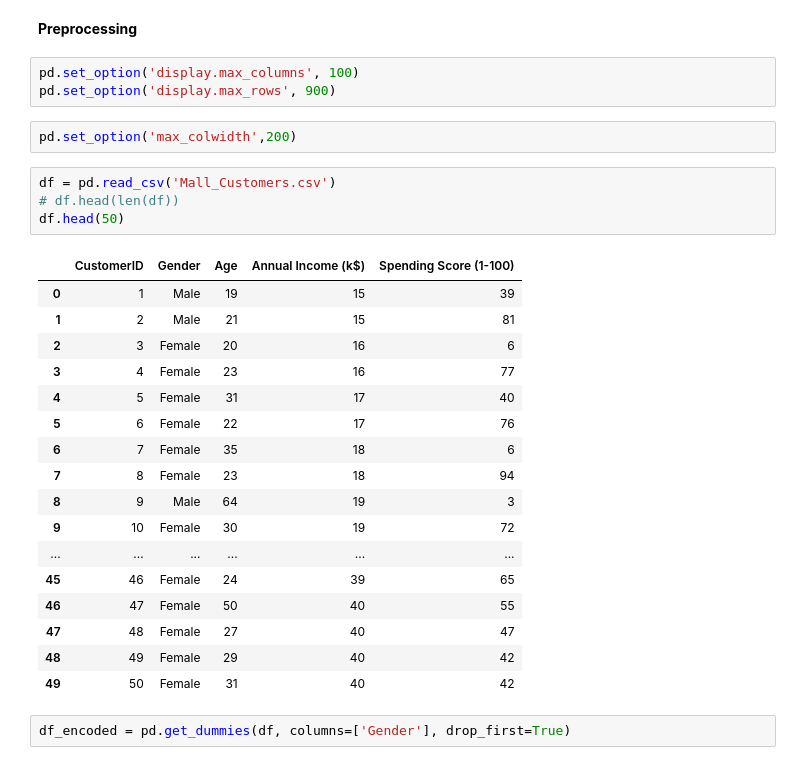
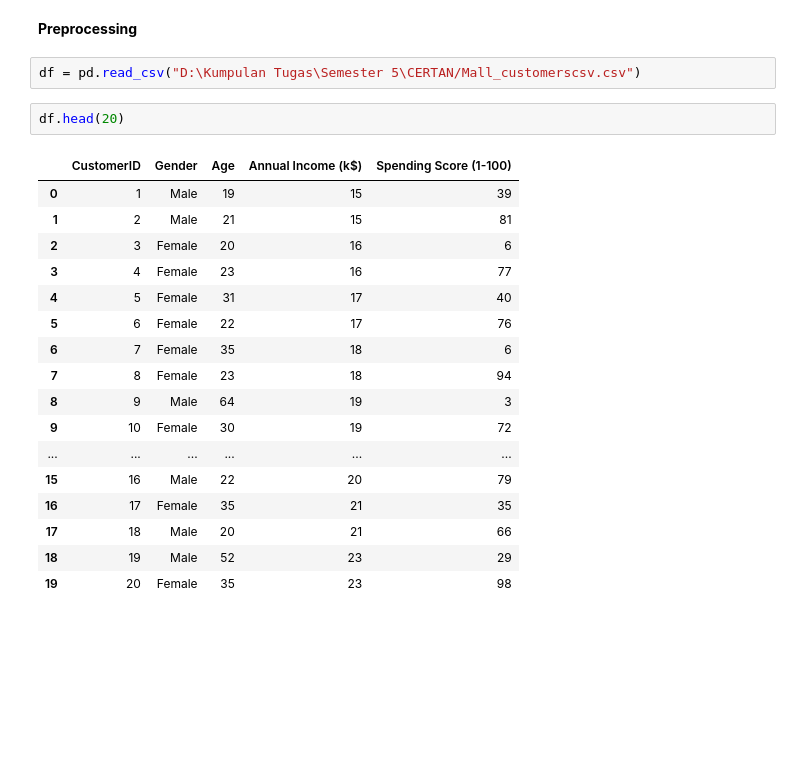
Before and after one commit to Estomihi100103/Clusterisasi-using-Mall-Custumer-Segmentation-Data, a Jupyter notebook: clustering_customer.ipynb, the cells around one changed output. Saved outputs shown, nothing was run; the diff lists cells and outputs as text; blank space fills up the shorter version.

```diff
--- a/clustering_customer.ipynb
+++ b/clustering_customer.ipynb
@@ -15,31 +7,24 @@ from matplotlib.pyplot import figure
 # %% [markdown]
 <b>Preprocessing
-# %%
-pd.set_option('display.max_columns', 100)
-pd.set_option('display.max_rows', 900)
-# %%
-pd.set_option('max_colwidth',200)
-# %%
-df = pd.read_csv('Mall_Customers.csv')
-# df.head(len(df))
-df.head(50)
-# %% [output]
-|  | CustomerID | Gender | Age | Annual Income (k$) | Spending Score (1-100) |
-| 0 | 1 | Male | 19 | 15 | 39 |
-| 1 | 2 | Male | 21 | 15 | 81 |
-| 2 | 3 | Female | 20 | 16 | 6 |
-| 3 | 4 | Female | 23 | 16 | 77 |
-| 4 | 5 | Female | 31 | 17 | 40 |
-| 5 | 6 | Female | 22 | 17 | 76 |
-| 6 | 7 | Female | 35 | 18 | 6 |
-| 7 | 8 | Female | 23 | 18 | 94 |
-| 8 | 9 | Male | 64 | 19 | 3 |
-| 9 | 10 | Female | 30 | 19 | 72 |
-| ... | ... | ... | ... | ... | ... |
-| 45 | 46 | Female | 24 | 39 | 65 |
-| 46 | 47 | Female | 50 | 40 | 55 |
-| 47 | 48 | Female | 27 | 40 | 47 |
-| 48 | 49 | Female | 29 | 40 | 42 |
-| 49 | 50 | Female | 31 | 40 | 42 |
-# %%
-df_encoded = pd.get_dummies(df, columns=['Gender'], drop_first=True)
+# %%
+df = pd.read_csv("D:\Kumpulan Tugas\Semester 5\CERTAN/Mall_customerscsv.csv")
+# %%
+df.head(20)
+# %% [output]
+|  | CustomerID | Gender | Age | Annual Income (k$) | Spending Score (1-100) |
+| 0 | 1 | Male | 19 | 15 | 39 |
+| 1 | 2 | Male | 21 | 15 | 81 |
+| 2 | 3 | Female | 20 | 16 | 6 |
+| 3 | 4 | Female | 23 | 16 | 77 |
+| 4 | 5 | Female | 31 | 17 | 40 |
+| 5 | 6 | Female | 22 | 17 | 76 |
+| 6 | 7 | Female | 35 | 18 | 6 |
+| 7 | 8 | Female | 23 | 18 | 94 |
+| 8 | 9 | Male | 64 | 19 | 3 |
+| 9 | 10 | Female | 30 | 19 | 72 |
+| ... | ... | ... | ... | ... | ... |
+| 15 | 16 | Male | 22 | 20 | 79 |
+| 16 | 17 | Female | 35 | 21 | 35 |
+| 17 | 18 | Male | 20 | 21 | 66 |
+| 18 | 19 | Male | 52 | 23 | 29 |
+| 19 | 20 | Female | 35 | 23 | 98 |
```
Also changed, not shown: parts of 29 cells of this notebook.
